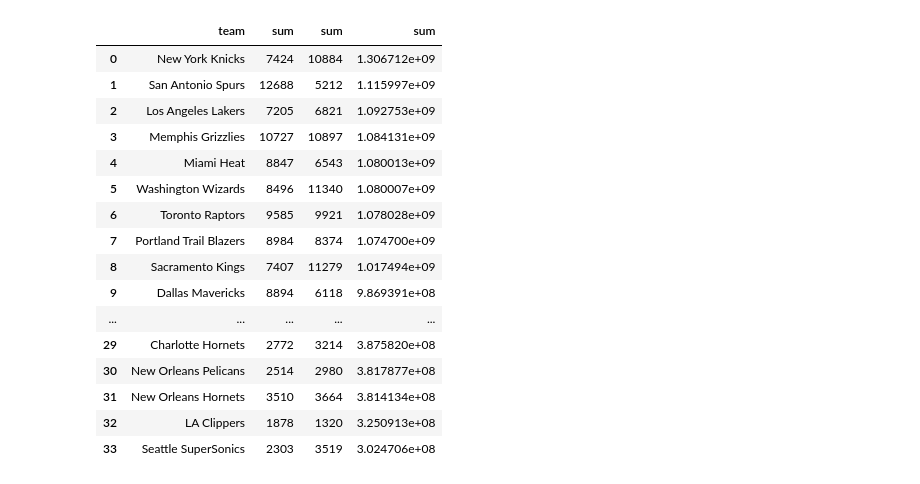
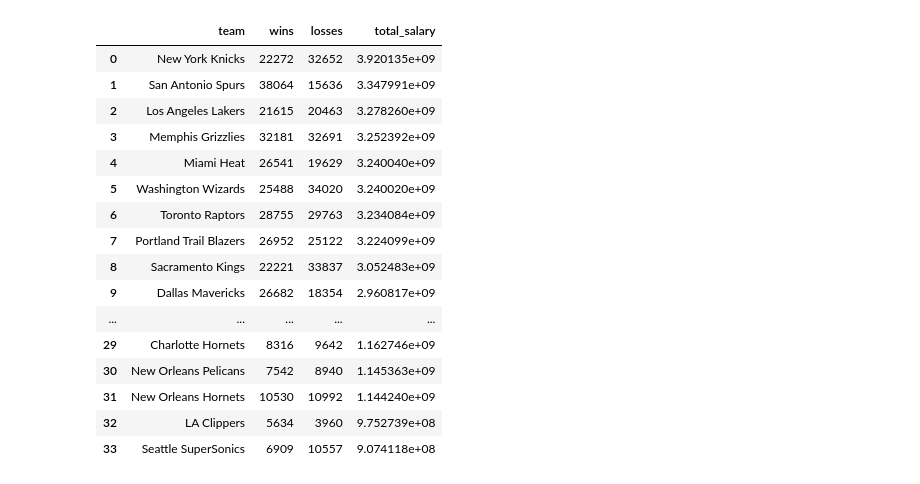
Before and after one commit to mharvanek/00_Group_Project_02_ETL, a Jupyter notebook: nba_etl.ipynb, the cells around one changed output. Saved outputs shown, nothing was run; the diff lists cells and outputs as text; code cells hidden in the pictures.

```diff
--- a/nba_etl.ipynb
+++ b/nba_etl.ipynb
@@ -55,20 +53,20 @@ order by sum(salary) desc", engine)
-# %%
-df2
-# %% [output]
-|  | team | sum | sum | sum |
-| 0 | New York Knicks | 7424 | 10884 | 1.306712e+09 |
-| 1 | San Antonio Spurs | 12688 | 5212 | 1.115997e+09 |
-| 2 | Los Angeles Lakers | 7205 | 6821 | 1.092753e+09 |
-| 3 | Memphis Grizzlies | 10727 | 10897 | 1.084131e+09 |
-| 4 | Miami Heat | 8847 | 6543 | 1.080013e+09 |
-| 5 | Washington Wizards | 8496 | 11340 | 1.080007e+09 |
-| 6 | Toronto Raptors | 9585 | 9921 | 1.078028e+09 |
-| 7 | Portland Trail Blazers | 8984 | 8374 | 1.074700e+09 |
-| 8 | Sacramento Kings | 7407 | 11279 | 1.017494e+09 |
-| 9 | Dallas Mavericks | 8894 | 6118 | 9.869391e+08 |
-| ... | ... | ... | ... | ... |
-| 29 | Charlotte Hornets | 2772 | 3214 | 3.875820e+08 |
-| 30 | New Orleans Pelicans | 2514 | 2980 | 3.817877e+08 |
-| 31 | New Orleans Hornets | 3510 | 3664 | 3.814134e+08 |
-| 32 | LA Clippers | 1878 | 1320 | 3.250913e+08 |
-| 33 | Seattle SuperSonics | 2303 | 3519 | 3.024706e+08 |
+# %%
+by_team_df
+# %% [output]
+|  | team | wins | losses | total_salary |
+| 0 | New York Knicks | 22272 | 32652 | 3.920135e+09 |
+| 1 | San Antonio Spurs | 38064 | 15636 | 3.347991e+09 |
+| 2 | Los Angeles Lakers | 21615 | 20463 | 3.278260e+09 |
+| 3 | Memphis Grizzlies | 32181 | 32691 | 3.252392e+09 |
+| 4 | Miami Heat | 26541 | 19629 | 3.240040e+09 |
+| 5 | Washington Wizards | 25488 | 34020 | 3.240020e+09 |
+| 6 | Toronto Raptors | 28755 | 29763 | 3.234084e+09 |
+| 7 | Portland Trail Blazers | 26952 | 25122 | 3.224099e+09 |
+| 8 | Sacramento Kings | 22221 | 33837 | 3.052483e+09 |
+| 9 | Dallas Mavericks | 26682 | 18354 | 2.960817e+09 |
+| ... | ... | ... | ... | ... |
+| 29 | Charlotte Hornets | 8316 | 9642 | 1.162746e+09 |
+| 30 | New Orleans Pelicans | 7542 | 8940 | 1.145363e+09 |
+| 31 | New Orleans Hornets | 10530 | 10992 | 1.144240e+09 |
+| 32 | LA Clippers | 5634 | 3960 | 9.752739e+08 |
+| 33 | Seattle SuperSonics | 6909 | 10557 | 9.074118e+08 |
```
Also changed, not shown: parts of 10 cells of this notebook, 4 other files.
